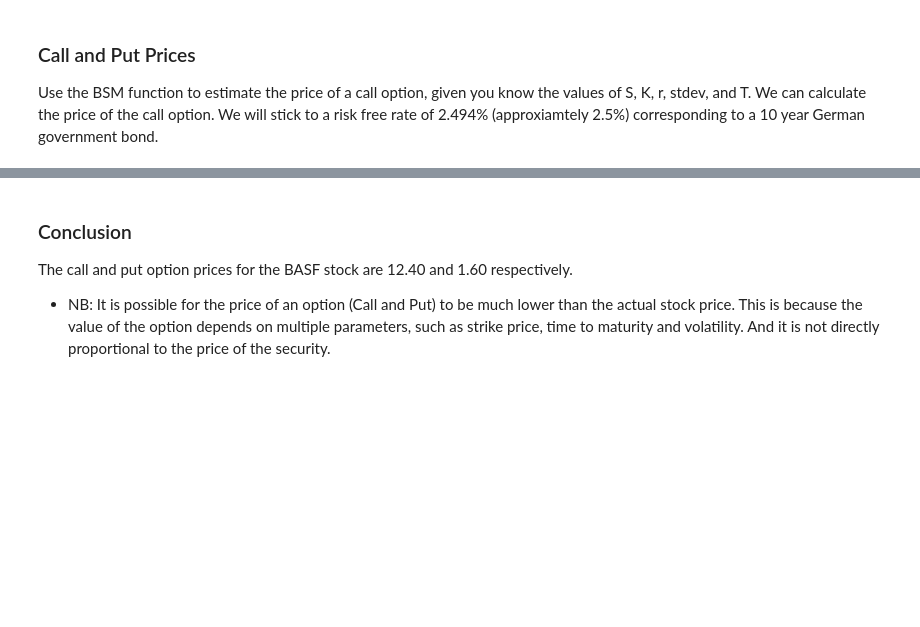
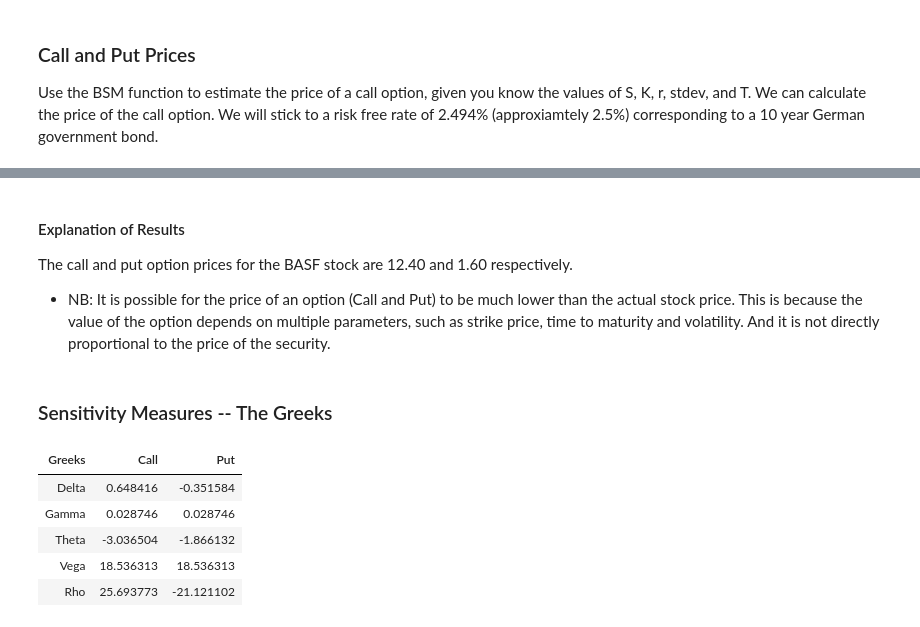
Before and after one commit to Dela12/Portfolio, a Jupyter notebook: Black Scholes Model.ipynb, the cells around one changed output, grey strips where cells are left out. Saved outputs shown, nothing was run; the diff lists cells and outputs as text; code cells hidden in the pictures; blank space fills up the shorter version.

```diff
--- a/Black Scholes Model.ipynb
+++ b/Black Scholes Model.ipynb
@@ -236,7 +261,8 @@ Put price:  1.6028967544358537
 # %% [markdown]
-
-### Conclusion
+#### Explanation of Results
 
 The call and put option prices for the BASF stock are 12.40 and 1.60 respectively.
 
 - NB: It is possible for the price of an option (Call and Put) to be much lower than the actual stock price. This is because the value of the option depends on multiple parameters, such as strike price, time to maturity and volatility. And it is not directly proportional to the price of the security.
+# %% [markdown]
+### Sensitivity Measures -- The Greeks
@@ -242,0 +307,19 @@ The call and put option prices for the BASF stock are 12.40 and 1.60 respectivel
+# %%
+# Calculate Greeks
+greeks = calculate_greeks(S, X, r, stdev, T)
+# Create DataFrame for Greeks
+greeks_df = pd.DataFrame({
+    'Greeks': ['Delta', 'Gamma', 'Theta', 'Vega', 'Rho'],
+    'Call': [greeks['Delta Call'], greeks['Gamma'], greeks['Theta Call'], greeks['Vega Call'], greeks['Rho Call']],
+    'Put': [greeks['Delta Put'], greeks['Gamma'], greeks['Theta Put'], greeks['Vega Put'], greeks['Rho Put']]
+})
+
+# Display the DataFrame without the row index, like a Pandas DataFrame
+greeks_df.style.hide(axis='index')
+# %% [output]
+| Greeks | Call | Put |
+| Delta | 0.648416 | -0.351584 |
+| Gamma | 0.028746 | 0.028746 |
+| Theta | -3.036504 | -1.866132 |
+| Vega | 18.536313 | 18.536313 |
+| Rho | 25.693773 | -21.121102 |
```
Also changed, not shown: parts of 13 cells of this notebook.
